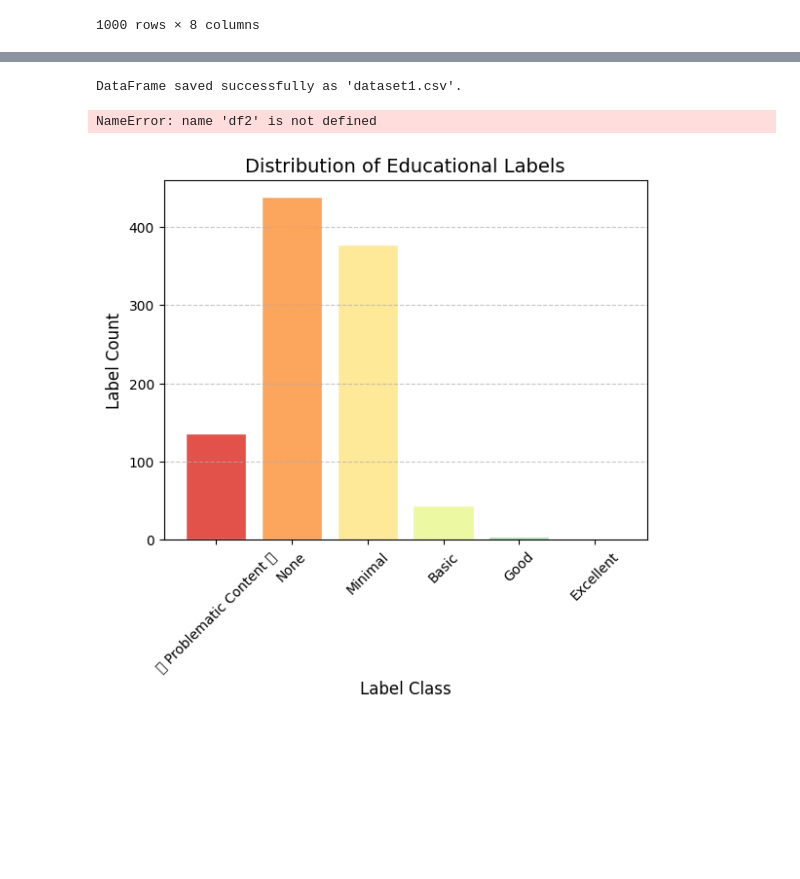
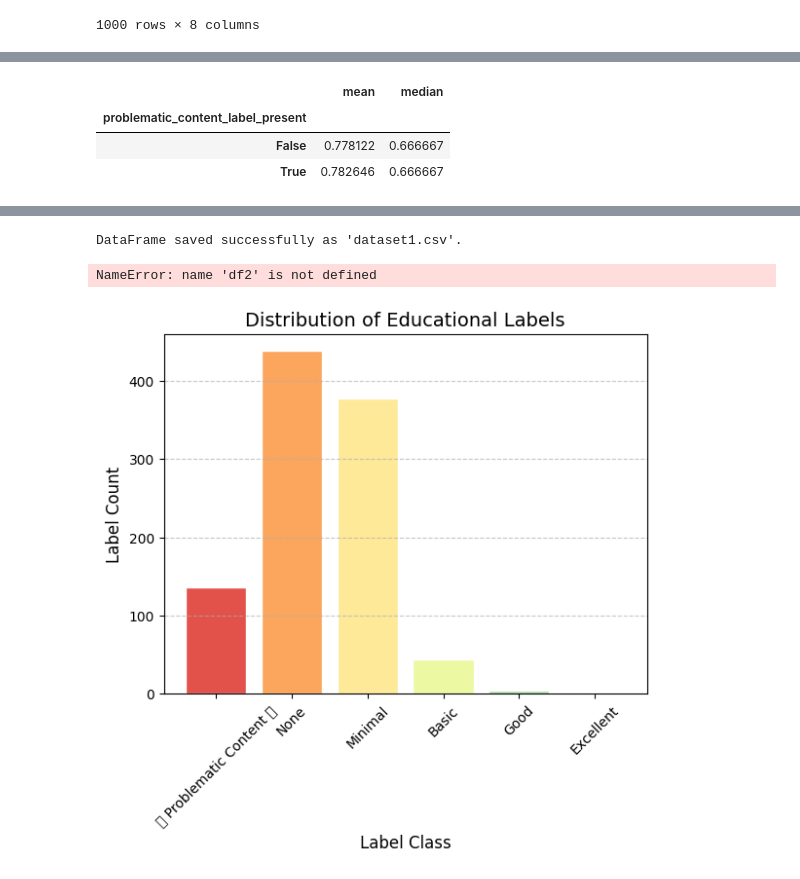
Before and after one commit to Shadoughcake/Enhancing-Multilingual-AI-Analyzing-and-Modeling-Educational-Content-with-the-FineWeb-C, a Jupyter notebook: dataset.ipynb, the cells around one changed output, grey strips where cells are left out. Drawn from its saved outputs; the diff is of its cells as text; code cells hidden in the pictures; blank space fills up the shorter version.

```diff
--- a/dataset.ipynb
+++ b/dataset.ipynb
@@ -29,0 +101,25 @@ df
+# %%
+
+from sklearn.metrics import cohen_kappa_score
+
+# Function to extract exactly two annotators per row
+def select_two_annotators(label_list):
+    if len(label_list) >= 2:
+        return label_list[:2]  # Keep only the first two annotators
+    else:
+        return None  # Drop this row later
+
+# Apply function to select two annotators
+df["selected_labels"] = df["educational_value_labels"].apply(select_two_annotators)
+
+# Drop rows where there are not enough annotators
+df_filtered = df.dropna(subset=["selected_labels"])
+
+# Extract annotator 1 and annotator 2 labels separately
+annotator_1 = [labels[0] for labels in df_filtered["selected_labels"]]
+annotator_2 = [labels[1] for labels in df_filtered["selected_labels"]]
+
+# Compute Cohen's Kappa
+kappa_score = cohen_kappa_score(annotator_1, annotator_2)
+
+print(f"Cohen's Kappa Score: {kappa_score:.3f}")
@@ -29,0 +171,7 @@ df
+# %%
+df.groupby("problematic_content_label_present")["agreement_score"].agg([np.mean, np.median])
+# %% [output]
+|  | mean | median |
+| problematic_content_label_present |  |  |
+| False | 0.778122 | 0.666667 |
+| True | 0.782646 | 0.666667 |
```
Also changed, not shown: parts of 11 cells of this notebook, 2 other files.
